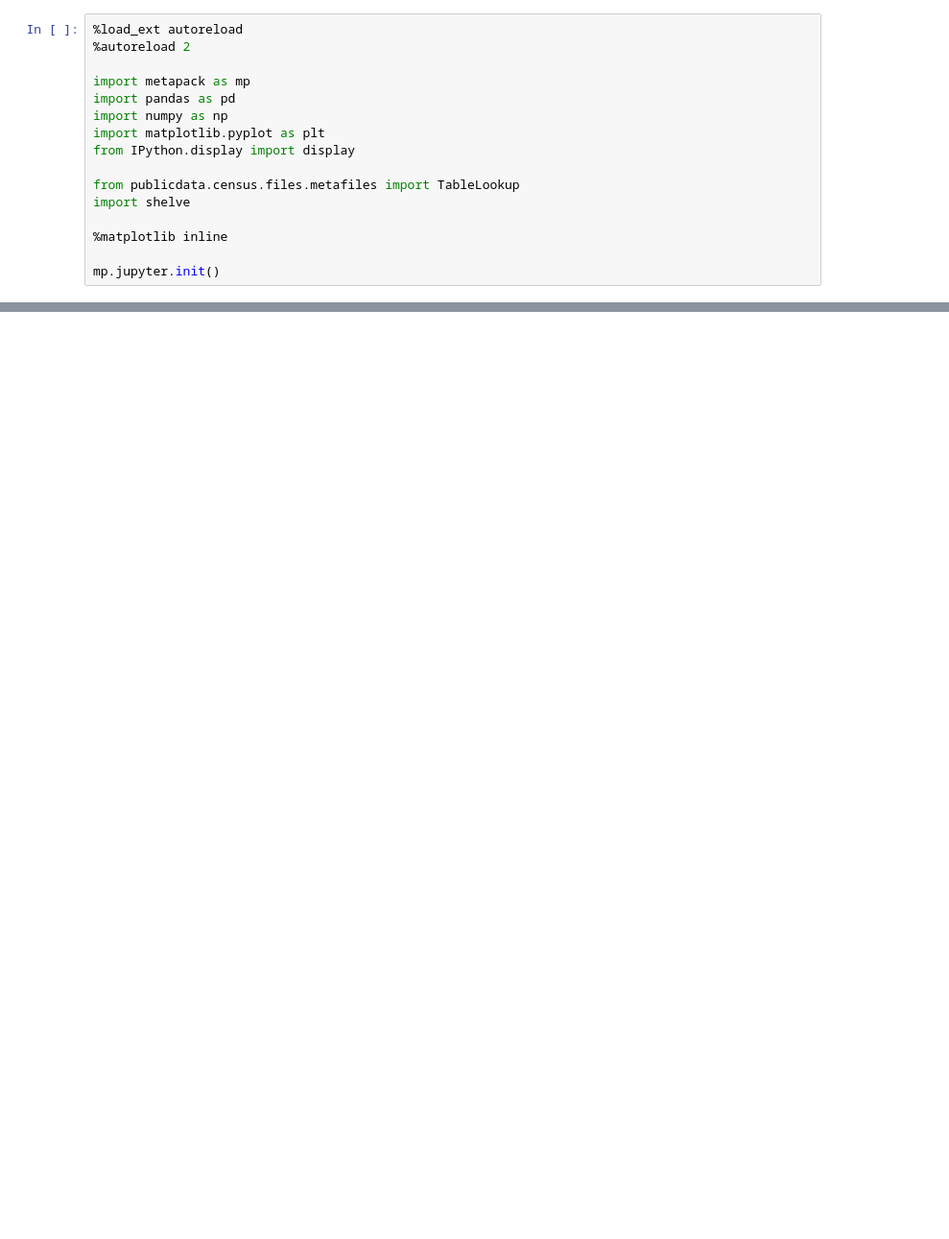
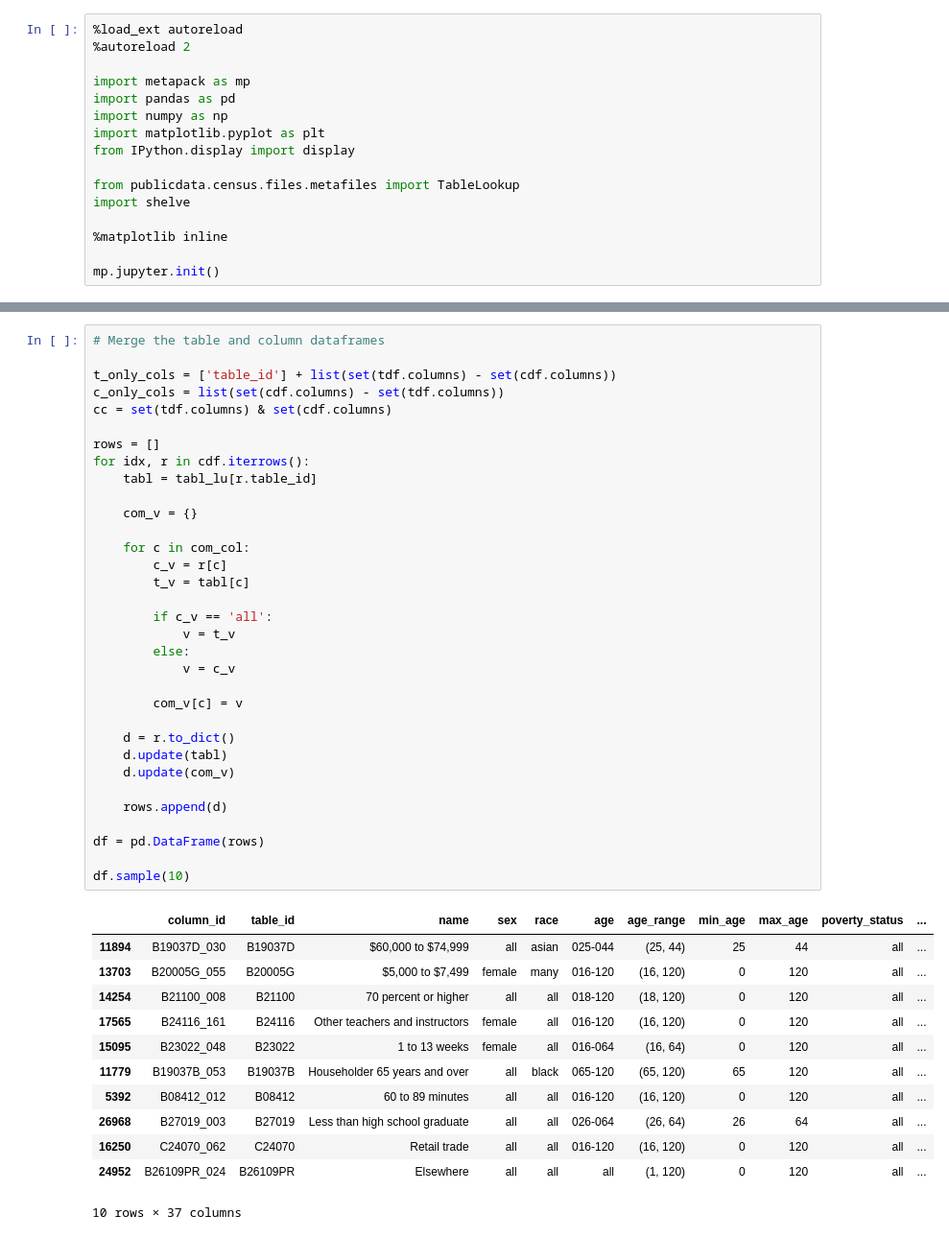
Before and after one commit to metatab-packages/civicknowledge.com-census_meta-2020e5, a Jupyter notebook: notebooks/build.ipynb, the cells around one changed output, grey strips where cells are left out. Shown: that part at 96% size. Saved outputs shown, nothing was run; the diff lists cells and outputs as text; blank space fills up the shorter version.

```diff
--- a/notebooks/build.ipynb
+++ b/notebooks/build.ipynb
@@ -238,0 +141,46 @@ mdf['description'] = mdf.apply(description, axis=1)
+# %%
+# Merge the table and column dataframes
+
+t_only_cols = ['table_id'] + list(set(tdf.columns) - set(cdf.columns))
+c_only_cols = list(set(cdf.columns) - set(tdf.columns))
+cc = set(tdf.columns) & set(cdf.columns)
+
+rows = []
+for idx, r in cdf.iterrows():
+    tabl = tabl_lu[r.table_id]
+
+    com_v = {}
+
+    for c in com_col:
+        c_v = r[c]
+        t_v = tabl[c]
+
+        if c_v == 'all':
+            v = t_v
+        else:
+            v = c_v
+
+        com_v[c] = v
+
+    d = r.to_dict()
+    d.update(tabl)
+    d.update(com_v)
+
+    rows.append(d)
+
+df = pd.DataFrame(rows)
+
+df.sample(10)
+# %% [output]
+|  | column_id | table_id | name | sex | race | age | age_range | min_age | max_age | poverty_status | ... |
+| 11894 | B19037D_030 | B19037D | $60,000 to $74,999 | all | asian | 025-044 | (25, 44) | 25 | 44 | all | ... |
+| 13703 | B20005G_055 | B20005G | $5,000 to $7,499 | female | many | 016-120 | (16, 120) | 0 | 120 | all | ... |
+| 14254 | B21100_008 | B21100 | 70 percent or higher | all | all | 018-120 | (18, 120) | 0 | 120 | all | ... |
+| 17565 | B24116_161 | B24116 | Other teachers and instructors | female | all | 016-120 | (16, 120) | 0 | 120 | all | ... |
+| 15095 | B23022_048 | B23022 | 1 to 13 weeks | female | all | 016-064 | (16, 64) | 0 | 120 | all | ... |
+| 11779 | B19037B_053 | B19037B | Householder 65 years and over | all | black | 065-120 | (65, 120) | 65 | 120 | all | ... |
+| 5392 | B08412_012 | B08412 | 60 to 89 minutes | all | all | 016-120 | (16, 120) | 0 | 120 | all | ... |
+| 26968 | B27019_003 | B27019 | Less than high school graduate | all | all | 026-064 | (26, 64) | 26 | 64 | all | ... |
+| 16250 | C24070_062 | C24070 | Retail trade | all | all | 016-120 | (16, 120) | 0 | 120 | all | ... |
+| 24952 | B26109PR_024 | B26109PR | Elsewhere | all | all | all | (1, 120) | 0 | 120 | all | ... |
+10 rows × 37 columns
```
Also changed, not shown: parts of 17 cells of this notebook, 4 other files.
